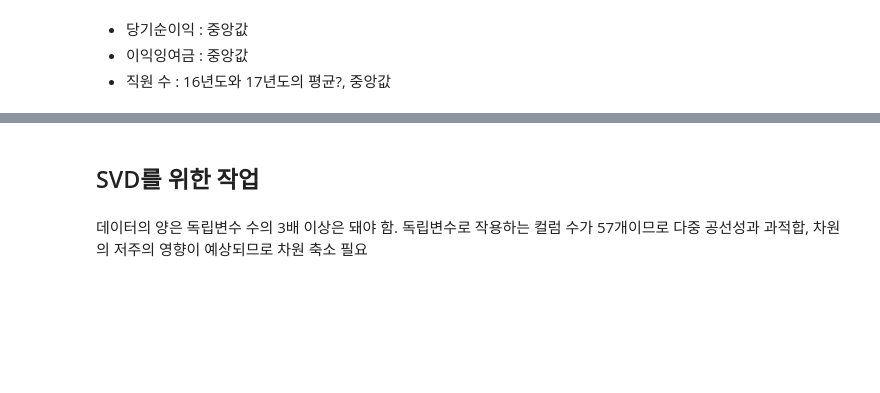
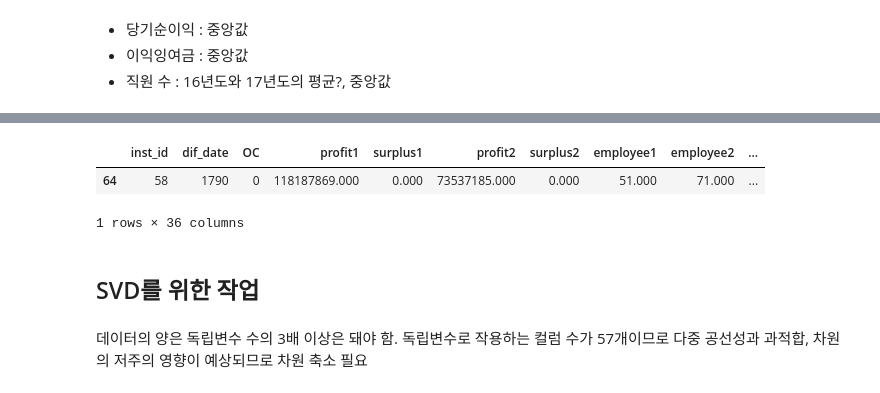
Before and after one commit to nyeokinyeoki/Gym_zalabim, a Jupyter notebook: ipynb/hospital.ipynb, the cells around one changed output, grey strips where cells are left out. Cells and saved outputs as stored; diff of their text form; code cells hidden in the pictures; blank space fills up the shorter version.

Commit message:
filled missing value

```diff
--- a/ipynb/hospital.ipynb
+++ b/ipynb/hospital.ipynb
@@ -625,12 +614,13 @@ def fill_median(DF=None, colClst=None, colFill=None, numclst=None) :
     결측치가 있는 행 데이터에, 군집별 중앙값을 채워 넣고자 함
 
     DF : 히스토그램을 확인하고자 하는 데이터프레임
-    colClst : 군집 번호를 표시하는 컬럼
-    colFill : 결측치를 채우고자 하는 컬럼
-    numclst : 클러스터 개수
+    colClst : 군집 번호를 표시하는 컬럼(str)
+    colFill : 결측치를 채우고자 하는 컬럼 리스트(list)
+    numclst : 클러스터 개수(int)
     """
     for cl in range(numclst) :
-        median = DF[DF[colClst]==cl][colFill].median()
-        DF[colClst] = DF[colClst].apply(lambda x : median if x == np.nan else x)
+        for L in colFill :
+            median_value = DF.loc[DF[colClst] == cl, L].median()
+            DF.loc[(DF[colClst] == cl) & DF[L].isnull(), L] = median_value
 
     return DF
@@ -693,0 +627,3 @@ IndexingError: Unalignable boolean Series provided as indexer (index of the bool
+# %%
+df_join_clst = fill_median(DF=df_join_clst, colClst="NumberOfCluster", colFill=["profit1", "profit2", "surplus1", "surplus2", "employee1", "employee2"], numclst=10)
+df_join_clst.info()
@@ -694,3 +648,10 @@ IndexingError: Unalignable boolean Series provided as indexer (index of the bool
+# %%
+# df_join_clst[df_join_clst["NumberOfCluster"]==1]
+df_join_clst[df_join_clst.index == 64]
+# %% [output]
+|  | inst_id | dif_date | OC | profit1 | surplus1 | profit2 | surplus2 | employee1 | employee2 | ... |
+| 64 | 58 | 1790 | 0 | 118187869.000 | 0.000 | 73537185.000 | 0.000 | 51.000 | 71.000 | ... |
+1 rows × 36 columns
 # %% [markdown]
 ## SVD를 위한 작업
 # %% [markdown]
```
Also changed, not shown: parts of 16 cells of this notebook.
